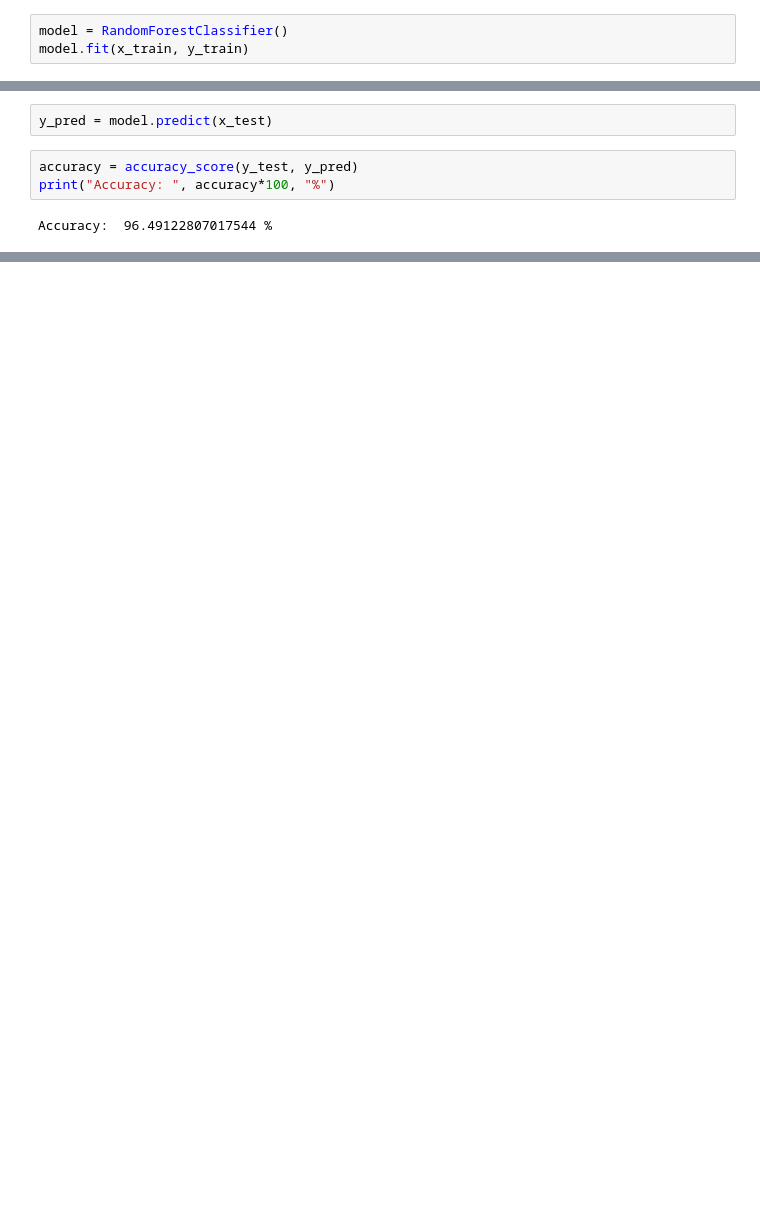
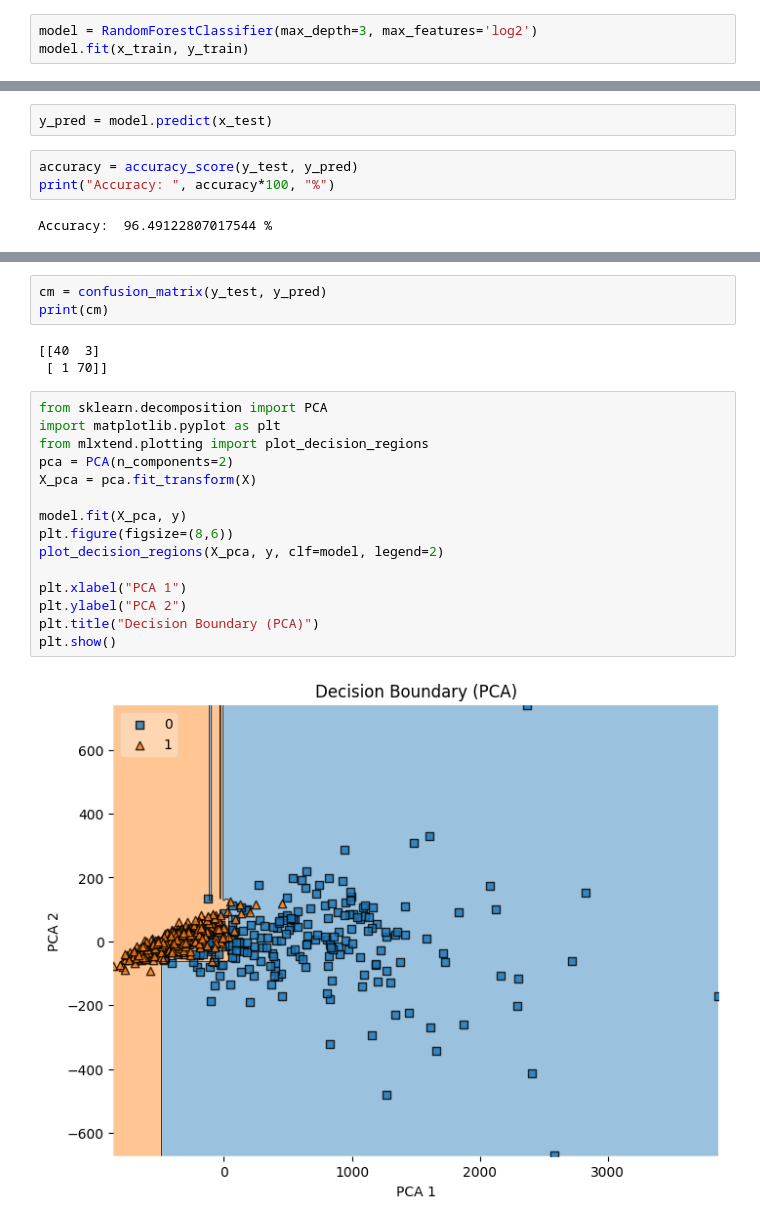
Before and after one commit to Innotech-Manipal-TP26/Ananyaraj2ndYear, a Jupyter notebook: Week2/random_forrest.ipynb, the cells around one changed output, grey strips where cells are left out. Drawn from its saved outputs; the diff is of its cells as text; blank space fills up the shorter version.

```diff
--- a/Week2/random_forrest.ipynb
+++ b/Week2/random_forrest.ipynb
@@ -18,6 +18,6 @@ x_train, x_test, y_train, y_test = train_test_split(
     X, y, test_size=0.2, random_state=42
 )
 # %%
-model = RandomForestClassifier()
+model = RandomForestClassifier(max_depth=3, max_features='log2')
 model.fit(x_train, y_train)
 # %% [output]
@@ -31,0 +43,23 @@ Accuracy:  96.49122807017544 %
+# %%
+cm = confusion_matrix(y_test, y_pred)
+print(cm)
+# %% [output]
+[[40  3]
+ [ 1 70]]
+# %%
+from sklearn.decomposition import PCA
+import matplotlib.pyplot as plt
+from mlxtend.plotting import plot_decision_regions
+pca = PCA(n_components=2)
+X_pca = pca.fit_transform(X)
+
+model.fit(X_pca, y)
+plt.figure(figsize=(8,6))
+plot_decision_regions(X_pca, y, clf=model, legend=2)
+
+plt.xlabel("PCA 1")
+plt.ylabel("PCA 2")
+plt.title("Decision Boundary (PCA)")
+plt.show()
+# %% [output]
+[figure, added]
```
Also changed, not shown: parts of 5 cells of this notebook.
